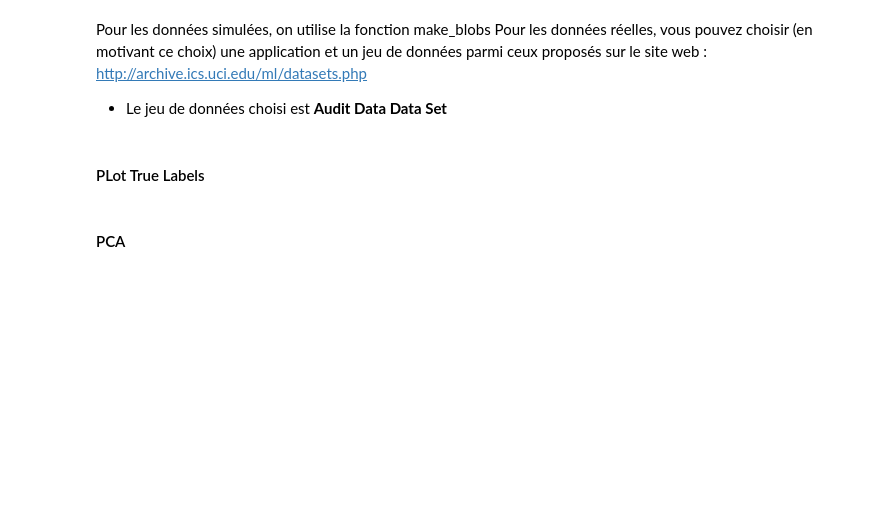
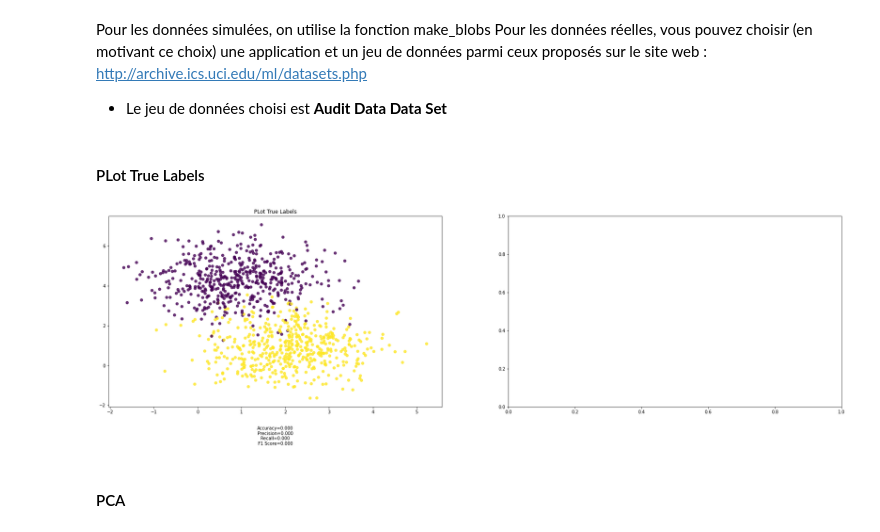
Before and after one commit to mohcineelharras/daml_project, a Jupyter notebook: project/daml_project.ipynb, the cells around one changed output. Cells and saved outputs as stored; diff of their text form; code cells hidden in the pictures; blank space fills up the shorter version.

```diff
--- a/project/daml_project.ipynb
+++ b/project/daml_project.ipynb
@@ -690,13 +698,13 @@ else:
 #### PLot True Labels
 # %%
 # Percentage of variance explained for each components
-print('explained variance ratio (first two components): %s' % str(pca.explained_variance_ratio_))
+
 f, axs = plt.subplots(1,2,figsize=(30,8))
-axs[0].scatter(X_r[:, 0], X_r[:, 1], c=y, alpha=.8,)
-axs[0].set_title('PCA of Chosen dataset')
-axs[1].scatter(X_r2,np.ones(X_r2.shape[0]),c=y)
-axs[1].set_title('LDA of Chosen dataset')
+axs[0].scatter(X[:, 0], X[:, 1], c=y, alpha=.8,)
+axs[0].set_title('PLot True Labels')
 plt.show()
+# %% [output]
+[figure, added]
 # %% [markdown]
 #### PCA
 # %%
```
Also changed, not shown: parts of 7 cells of this notebook.
